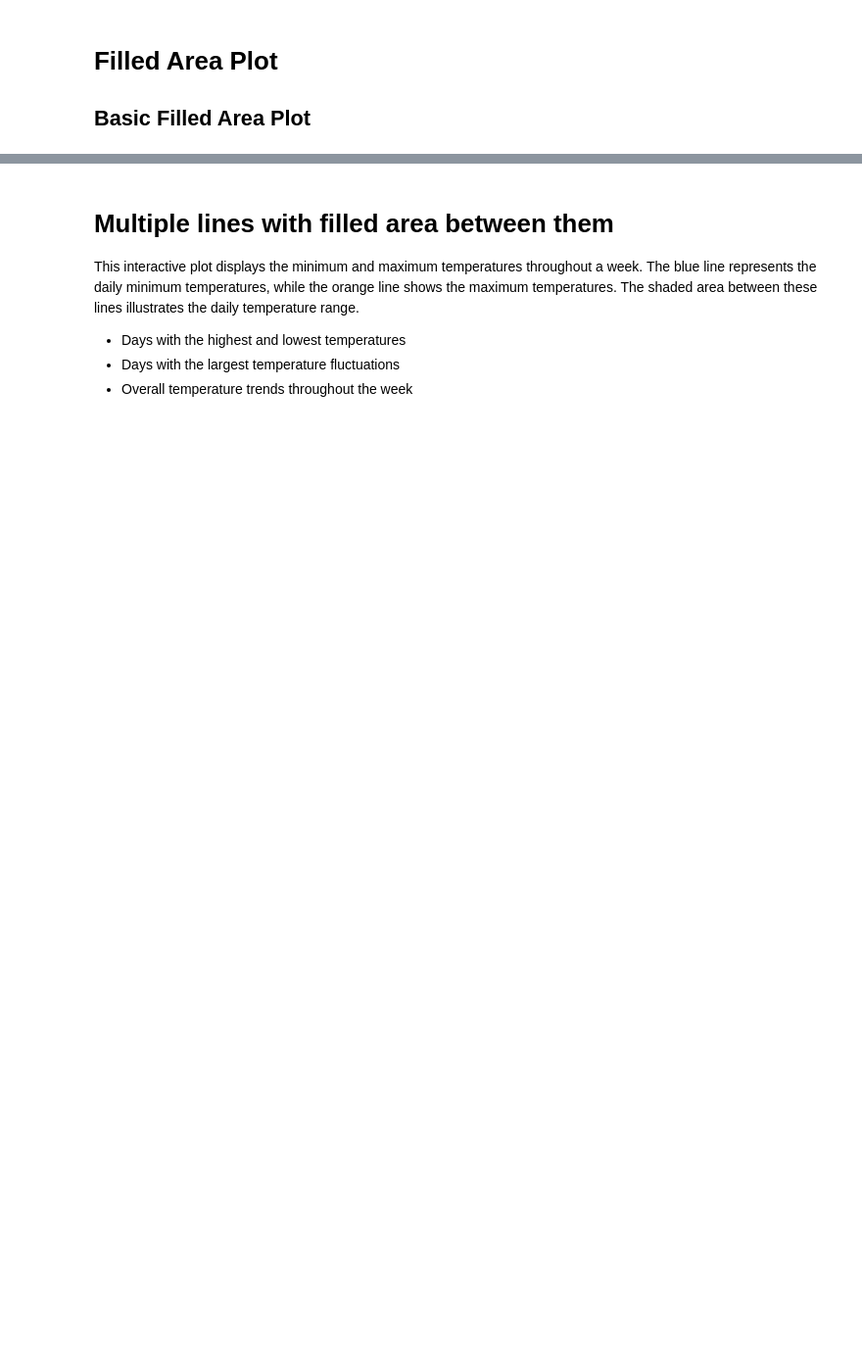
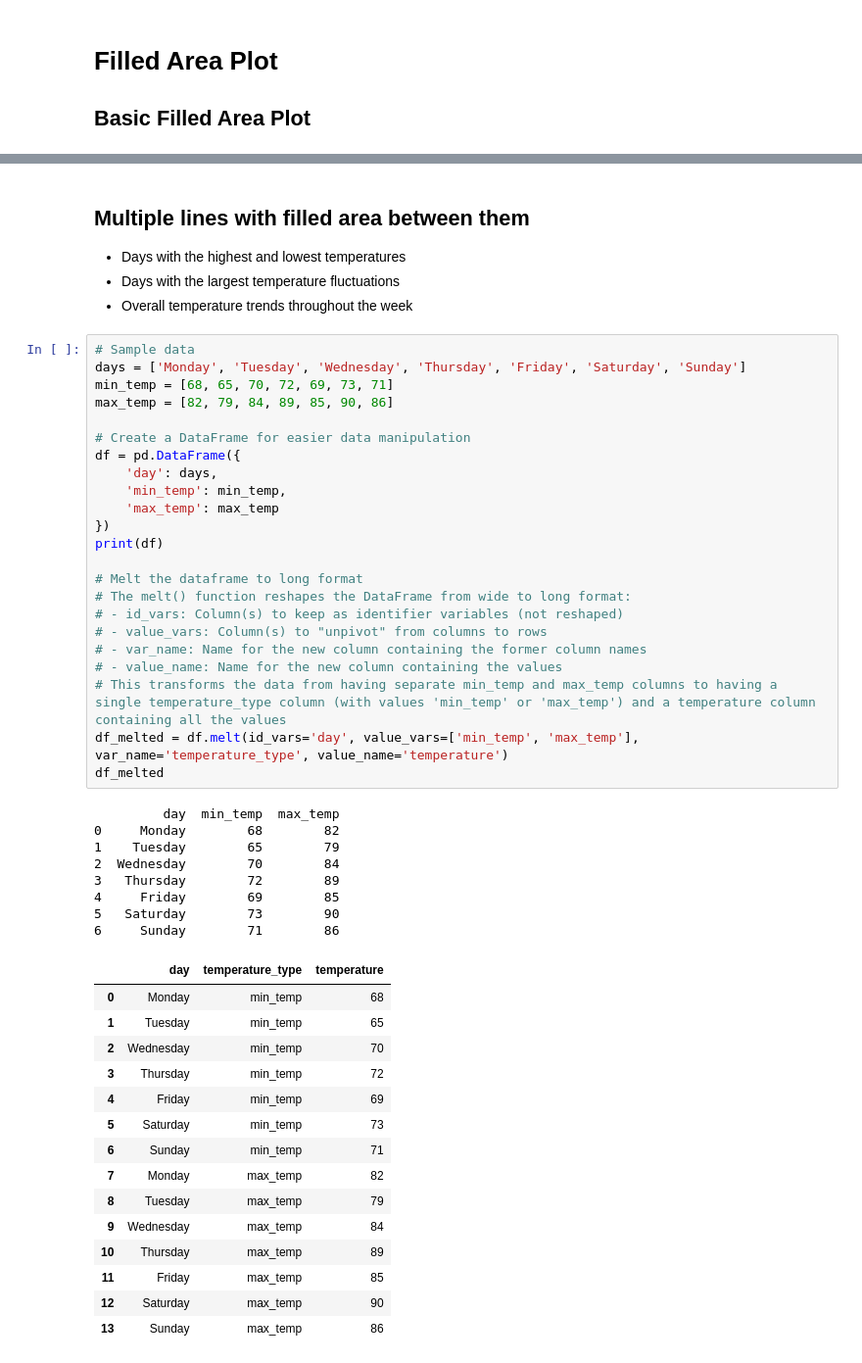
Before and after one commit to JustCodeIt7/Plotly_Dash_Dashboards, a Jupyter notebook: 01-Plotly_Basics_Charts/07-Filled_Area_Plot/filled_area.ipynb, the cells around one changed output, grey strips where cells are left out. Shown at 98% size. Saved outputs shown, nothing was run; the diff lists cells and outputs as text; blank space fills up the shorter version.

```diff
--- a/01-Plotly_Basics_Charts/07-Filled_Area_Plot/filled_area.ipynb
+++ b/01-Plotly_Basics_Charts/07-Filled_Area_Plot/filled_area.ipynb
@@ -5,7 +35,53 @@
 # %% [markdown]
-# Multiple lines with filled area between them
+## Multiple lines with filled area between them
 
-This interactive plot displays the minimum and maximum temperatures throughout a week. The blue line represents the daily minimum temperatures, while the orange line shows the maximum temperatures. The shaded area between these lines illustrates the daily temperature range.
 - Days with the highest and lowest temperatures
 - Days with the largest temperature fluctuations
 - Overall temperature trends throughout the week
+# %%
+# Sample data
+days = ['Monday', 'Tuesday', 'Wednesday', 'Thursday', 'Friday', 'Saturday', 'Sunday']
+min_temp = [68, 65, 70, 72, 69, 73, 71]
+max_temp = [82, 79, 84, 89, 85, 90, 86]
+
+# Create a DataFrame for easier data manipulation
+df = pd.DataFrame({
+    'day': days,
+    'min_temp': min_temp,
+    'max_temp': max_temp
+})
+print(df)
+
+# Melt the dataframe to long format
+# The melt() function reshapes the DataFrame from wide to long format:
+# - id_vars: Column(s) to keep as identifier variables (not reshaped)
+# - value_vars: Column(s) to "unpivot" from columns to rows
+# - var_name: Name for the new column containing the former column names
+# - value_name: Name for the new column containing the values
+# This transforms the data from having separate min_temp and max_temp columns to having a single temperature_type column (with values 'min_temp' or 'max_temp') and a temperature column containing all the values
+df_melted = df.melt(id_vars='day', value_vars=['min_temp', 'max_temp'], var_name='temperature_type', value_name='temperature')
+df_melted
+# %% [output]
+         day  min_temp  max_temp
+0     Monday        68        82
+1    Tuesday        65        79
+2  Wednesday        70        84
+3   Thursday        72        89
+4     Friday        69        85
+5   Saturday        73        90
+6     Sunday        71        86
+|  | day | temperature_type | temperature |
+| 0 | Monday | min_temp | 68 |
+| 1 | Tuesday | min_temp | 65 |
+| 2 | Wednesday | min_temp | 70 |
+| 3 | Thursday | min_temp | 72 |
+| 4 | Friday | min_temp | 69 |
+| 5 | Saturday | min_temp | 73 |
+| 6 | Sunday | min_temp | 71 |
+| 7 | Monday | max_temp | 82 |
+| 8 | Tuesday | max_temp | 79 |
+| 9 | Wednesday | max_temp | 84 |
+| 10 | Thursday | max_temp | 89 |
+| 11 | Friday | max_temp | 85 |
+| 12 | Saturday | max_temp | 90 |
+| 13 | Sunday | max_temp | 86 |
```
Also changed, not shown: parts of 7 cells of this notebook, 2 other files.
